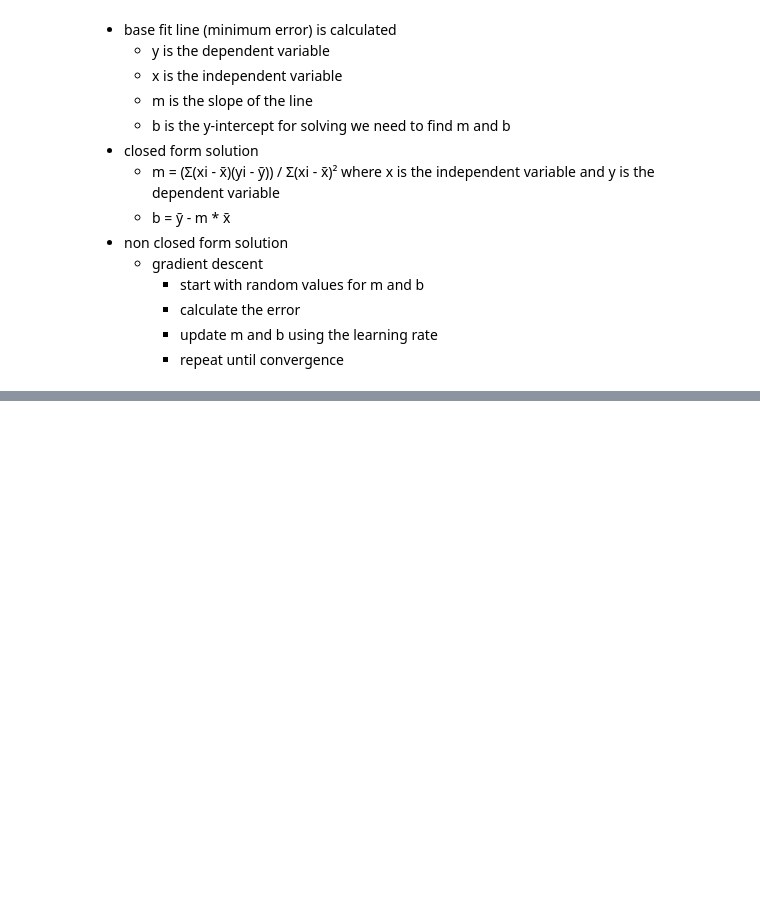
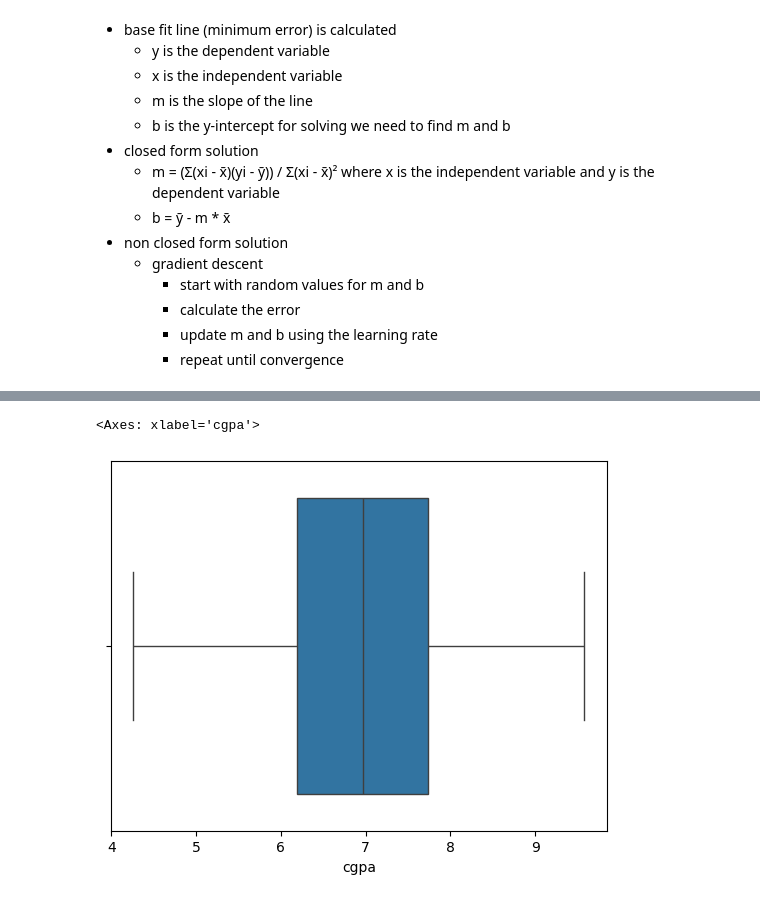
Before and after one commit to jR4dh3y/summerSkol-AI, a Jupyter notebook: code/11-7.ipynb, the cells around one changed output, grey strips where cells are left out. Drawn from its saved outputs; the diff is of its cells as text; code cells hidden in the pictures; blank space fills up the shorter version.

```diff
--- a/code/11-7.ipynb
+++ b/code/11-7.ipynb
@@ -31,0 +101,5 @@ df = pd.read_csv('../dataset/placement.csv')
+# %%
+sns.boxplot(x='cgpa', data=df)
+# %% [output]
+<Axes: xlabel='cgpa'>
+[figure, added]
```
Also changed, not shown: parts of 24 cells of this notebook, 11 other files.
